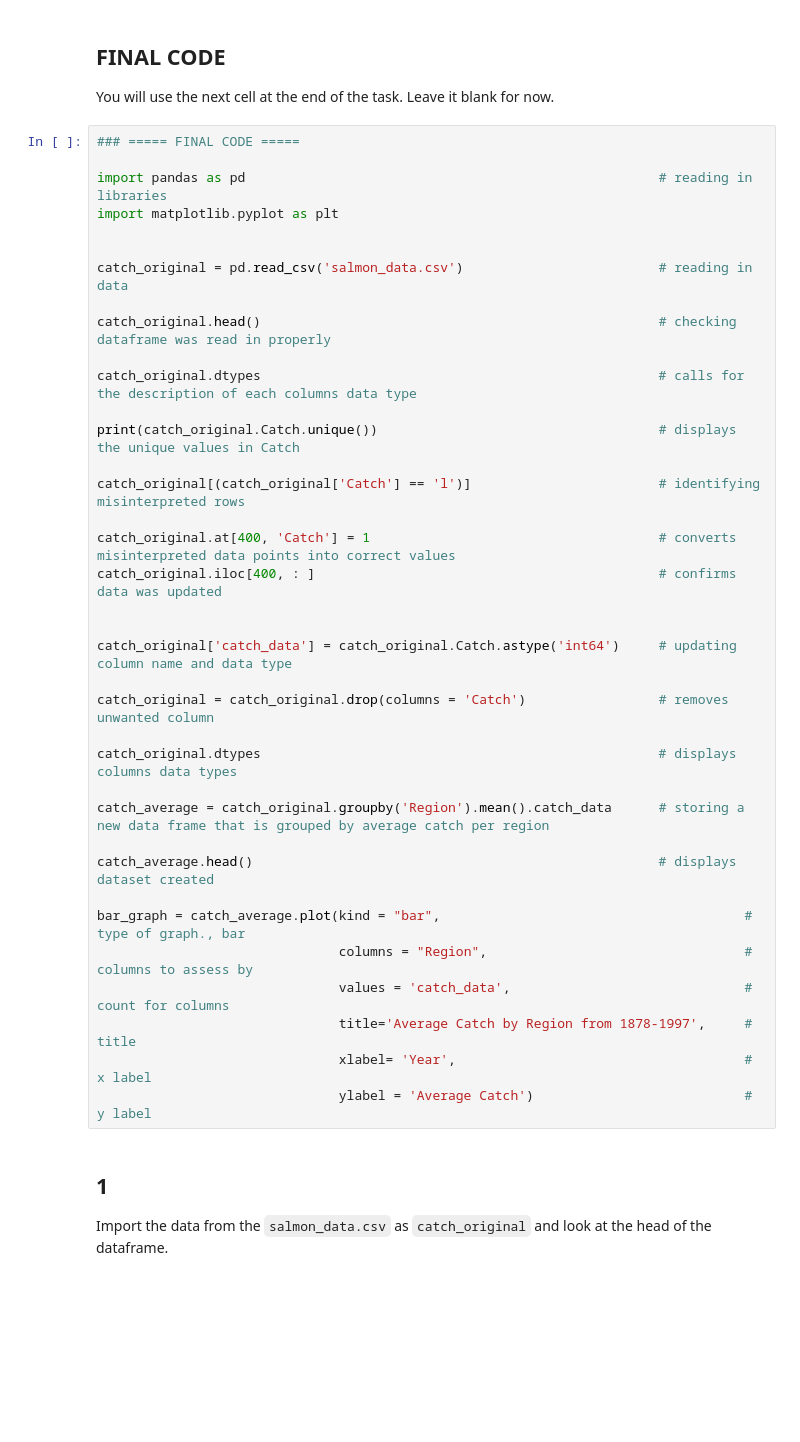
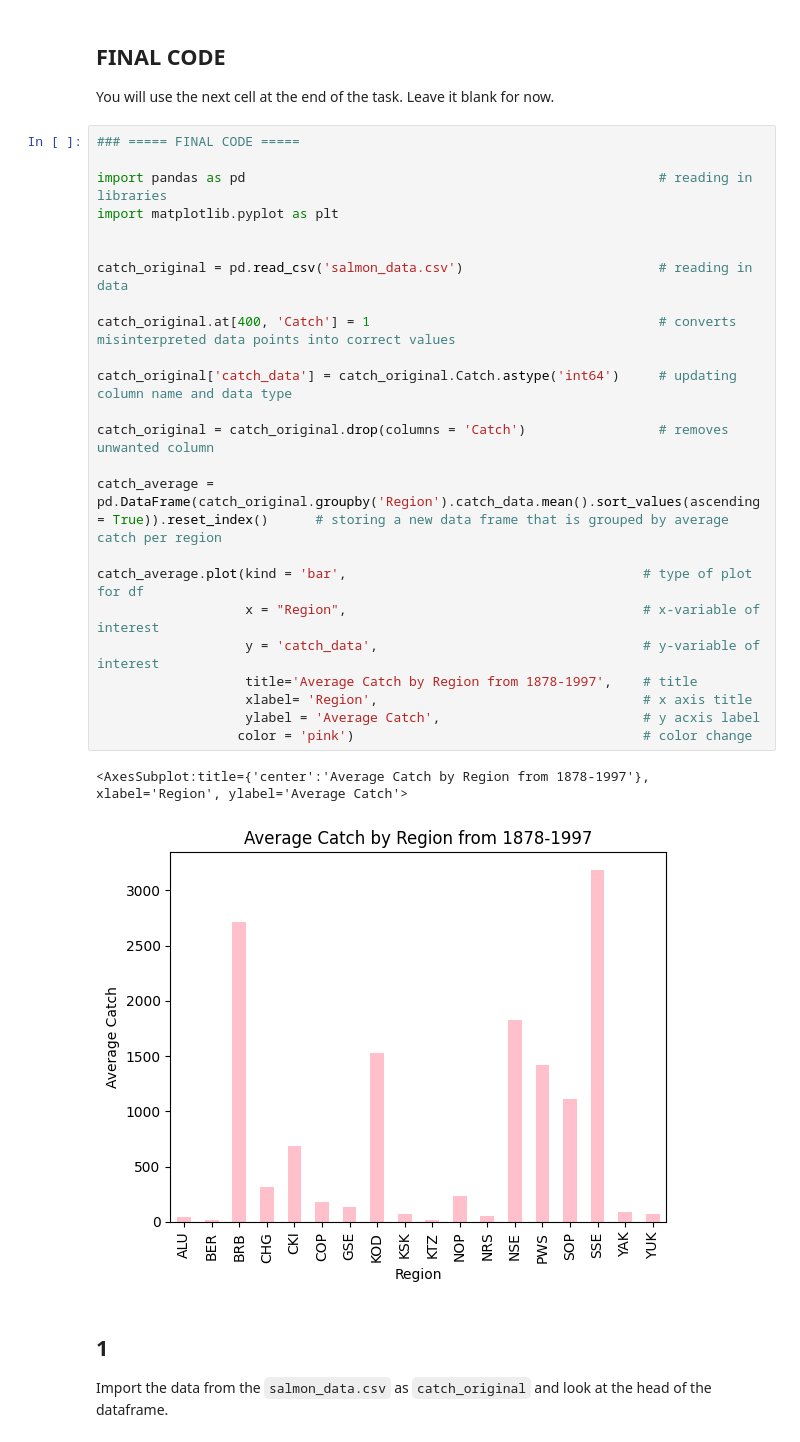
Before and after one commit to saingersoll/eds220-hwk-2, a Jupyter notebook: hwk2-task3-salmon.ipynb, the cells around one changed output. Drawn from its saved outputs; the diff is of its cells as text; blank space fills up the shorter version.

```diff
--- a/hwk2-task3-salmon.ipynb
+++ b/hwk2-task3-salmon.ipynb
@@ -37,40 +37,30 @@ You will use the next cell at the end of the task. Leave it blank for now.
 # %%
 ### ===== FINAL CODE =====
 
 import pandas as pd                                                     # reading in libraries
 import matplotlib.pyplot as plt
 
 
 catch_original = pd.read_csv('salmon_data.csv')                         # reading in data
 
-catch_original.head()                                                   # checking dataframe was read in properly
-
-catch_original.dtypes                                                   # calls for the description of each columns data type
-
-print(catch_original.Catch.unique())                                    # displays the unique values in Catch
-
-catch_original[(catch_original['Catch'] == 'l')]                        # identifying misinterpreted rows
-
 catch_original.at[400, 'Catch'] = 1                                     # converts misinterpreted data points into correct values
-catch_original.iloc[400, : ]                                            # confirms data was updated
-
 
 catch_original['catch_data'] = catch_original.Catch.astype('int64')     # updating column name and data type
 
 catch_original = catch_original.drop(columns = 'Catch')                 # removes unwanted column
 
-catch_original.dtypes                                                   # displays columns data types
+catch_average = pd.DataFrame(catch_original.groupby('Region').catch_data.mean().sort_values(ascending = True)).reset_index()      # storing a new data frame that is grouped by average catch per region
 
-catch_average = catch_original.groupby('Region').mean().catch_data      # storing a new data frame that is grouped by average catch per region
-
-catch_average.head()                                                    # displays dataset created
-
-bar_graph = catch_average.plot(kind = "bar",                                       # type of graph., bar
-                               columns = "Region",                                 # columns to assess by
-                               values = 'catch_data',                              # count for columns
-                               title='Average Catch by Region from 1878-1997',     # title
-                               xlabel= 'Year',                                     # x label
-                               ylabel = 'Average Catch')                           # y label
+catch_average.plot(kind = 'bar',                                      # type of plot for df
+                   x = "Region",                                      # x-variable of interest
+                   y = 'catch_data',                                  # y-variable of interest
+                   title='Average Catch by Region from 1878-1997',    # title
+                   xlabel= 'Region',                                  # x axis title
+                   ylabel = 'Average Catch',                          # y acxis label
+                  color = 'pink')                                     # color change
+# %% [output]
+<AxesSubplot:title={'center':'Average Catch by Region from 1878-1997'}, xlabel='Region', ylabel='Average Catch'>
+[figure, added]
 # %% [markdown]
 ## 1
 
```
Also changed, not shown: parts of 8 cells of this notebook.
